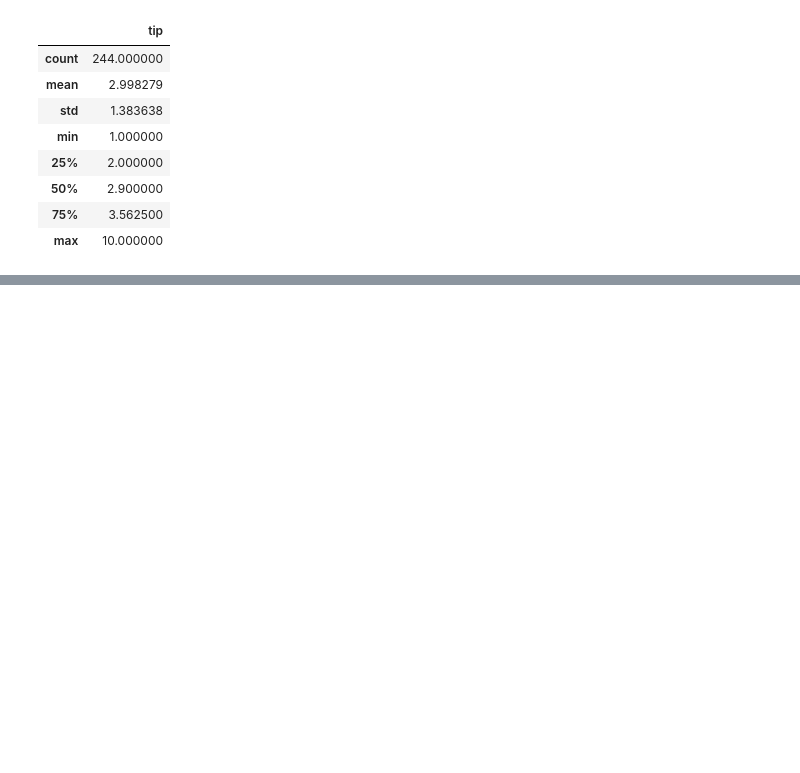
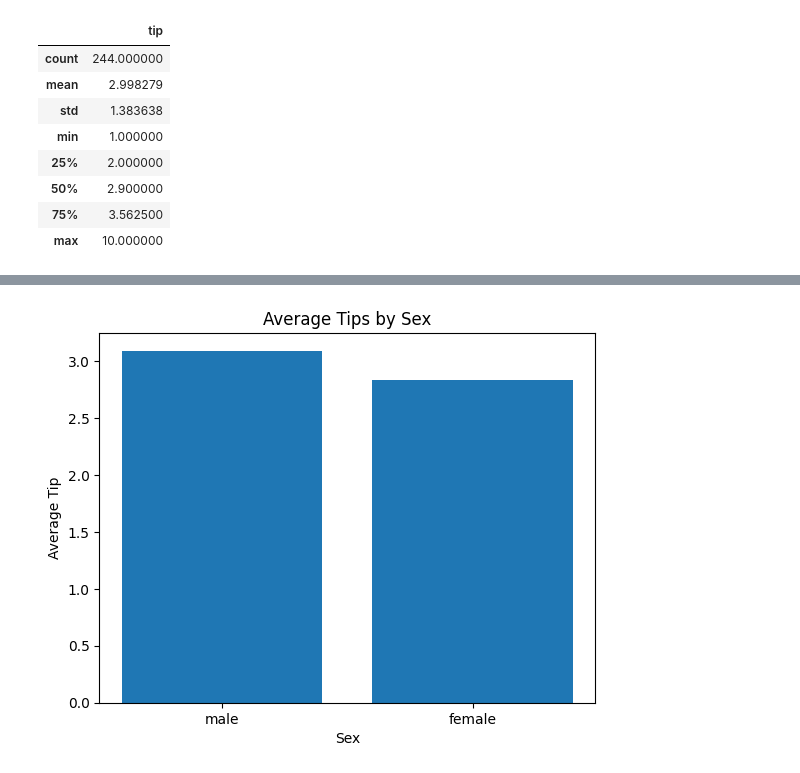
Before and after one commit to ingridsfd/preworks-data-science-ucamp, a Jupyter notebook: M2/Ingrid__M2S5_Análisis_Exploratorio_de_Datos.ipynb, the cells around one changed output, grey strips where cells are left out. Saved outputs shown, nothing was run; the diff lists cells and outputs as text; code cells hidden in the pictures; blank space fills up the shorter version.

```diff
--- a/M2/Ingrid__M2S5_Análisis_Exploratorio_de_Datos.ipynb
+++ b/M2/Ingrid__M2S5_Análisis_Exploratorio_de_Datos.ipynb
@@ -841,0 +830,15 @@ KeyError: ignored
+# %%
+#tips_data.plot.bar(x="sex", y="tip")
+# Set the "sex" column as the index of the DataFrame
+#tips_data.set_index("sex", inplace=True)
+
+# Create a bar plot with unique x-axis labels
+plt.bar(x=["male", "female"], height=tips_data.groupby("sex")["tip"].mean())
+#Hay alguna manera más óptima de hacer esta gráfica?
+#leyendas
+plt.xlabel("Sex")
+plt.ylabel("Average Tip")
+plt.title("Average Tips by Sex")
+plt.show()
+# %% [output]
+[figure, added]
```
Also changed, not shown: parts of 37 cells of this notebook.
